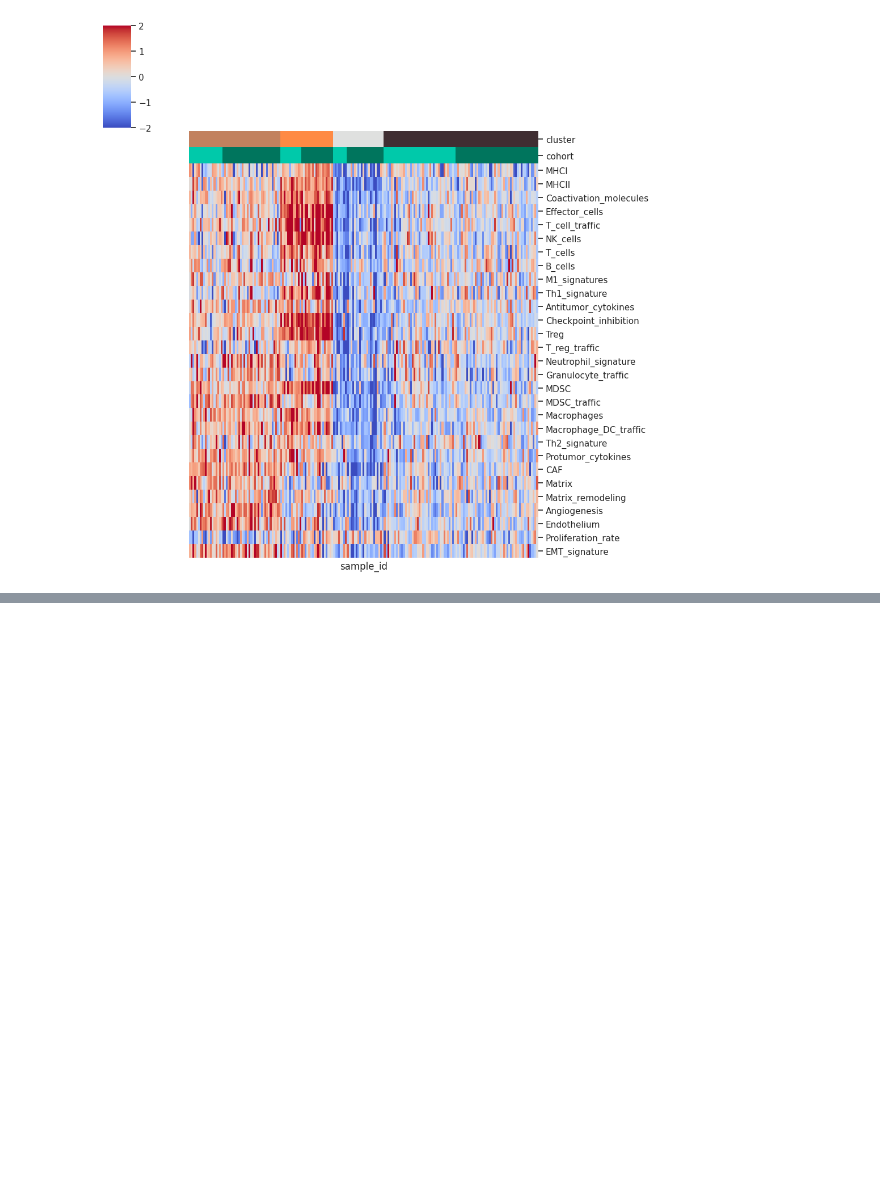
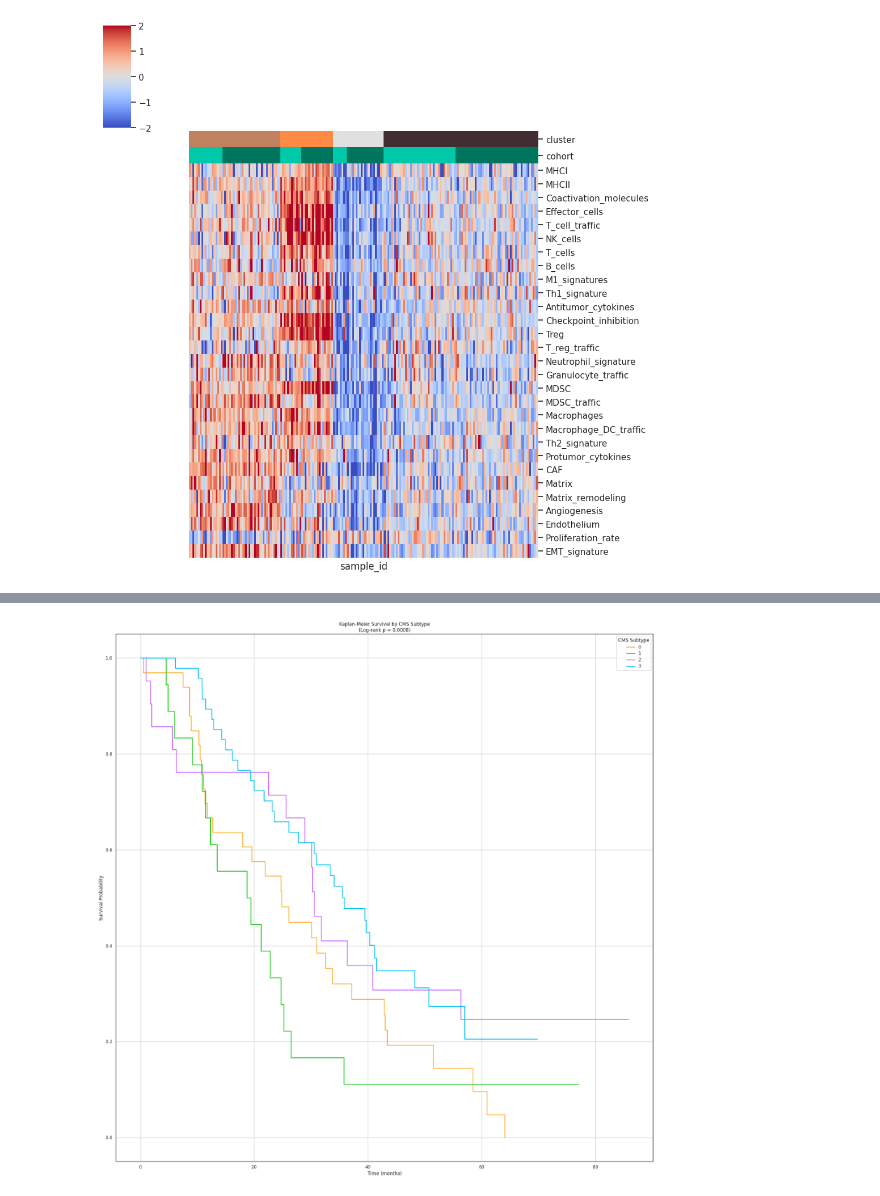
Before and after one commit to lkmaks/mcrc-cetuximab-analysis, a Jupyter notebook: notebooks/task_clusterization/clusterize_two_cohorts.ipynb, the cells around one changed output, grey strips where cells are left out. Saved outputs shown, nothing was run; the diff lists cells and outputs as text; code cells hidden in the pictures; blank space fills up the shorter version.

Commit message:
stacked barplots per pre-/post-treatment and KM graph

```diff
--- a/notebooks/task_clusterization/clusterize_two_cohorts.ipynb
+++ b/notebooks/task_clusterization/clusterize_two_cohorts.ipynb
@@ -211,0 +322,18 @@ plot_heatmap(labels[2])
+# %%
+# Prepare data for OS analysis
+km_df = ann_2[['CMS_predicted', 'OS', 'OS_FLAG']].dropna()
+
+# Rename and convert OS from days to months
+km_df = km_df.rename(columns={
+    'CMS_predicted': 'CMS',
+    'OS': 'survival_time',
+    'OS_FLAG': 'event'
+})
+km_df['survival_time'] = km_df['survival_time'] / 30.44
+
+df_cluster = df_all.copy()
+df_cluster['cluster'] = labels[2]
+df_cluster = df_cluster[['cluster']]
+
+km_df_with_cluster = df_cluster.merge(km_df, left_index=True, right_index=True, how='inner')
+km_df_with_cluster
@@ -211,0 +354,61 @@ plot_heatmap(labels[2])
+# %%
+from lifelines import KaplanMeierFitter
+from lifelines.statistics import multivariate_logrank_test
+import matplotlib.pyplot as plt
+import os
+import pandas as pd
+import numpy as np
+
+kmf = KaplanMeierFitter()
+
+median_survivals = []
+
+for cluster in [0, 1, 2, 3]:
+    mask = km_df_with_cluster['cluster'] == cluster
+    kmf.fit(
+        durations=km_df_with_cluster.loc[mask, 'survival_time'],
+        event_observed=km_df_with_cluster.loc[mask, 'event'],
+        label=cluster
+    )
+    kmf.plot_survival_function(ci_show=False, linewidth=2, color=CLUSTER_COLOR[cluster])
+
+    median_ = kmf.median_survival_time_
+
+    # lifelines stores CI for survival curve, not directly for the median,
+    # but we can approximate it by inverting the survival function.
+    try:
+        ci_low = kmf.confidence_interval_survival_function_.iloc[:, 1]  # upper bound
+        ci_high = kmf.confidence_interval_survival_function_.iloc[:, 0]  # lower bound
+
+        # Find where CI curves cross 0.5
+        lower_ci_time = ci_low[ci_low <= 0.5].index.min()
+        upper_ci_time = ci_high[ci_high <= 0.5].index.min()
+    except Exception:
+        lower_ci_time, upper_ci_time = np.nan, np.nan
+
+    median_survivals.append({
+        'Cluster': cluster,
+        'Median Survival (months)': median_,
+        '95% CI Lower (approx)': lower_ci_time,
+        '95% CI Upper (approx)': upper_ci_time
+    })
+
+
+# --- 4. Log-rank test ---
+results = multivariate_logrank_test(
+    km_df['survival_time'],
+    km_df['CMS'],
+    event_observed=km_df['event']
+)
+p_value = results.p_value
+
+# --- 5. Plot formatting ---
+plt.title(f"Kaplan-Meier Survival by CMS Subtype\n(Log-rank p = {p_value:.4f})")
+plt.xlabel("Time (months)")
+plt.ylabel("Survival Probability")
+plt.legend(title='CMS Subtype')
+plt.grid(True)
+plt.tight_layout()
+plt.show()
+# %% [output]
+[figure, added]
```
Also changed, not shown: parts of 2 cells of this notebook.
